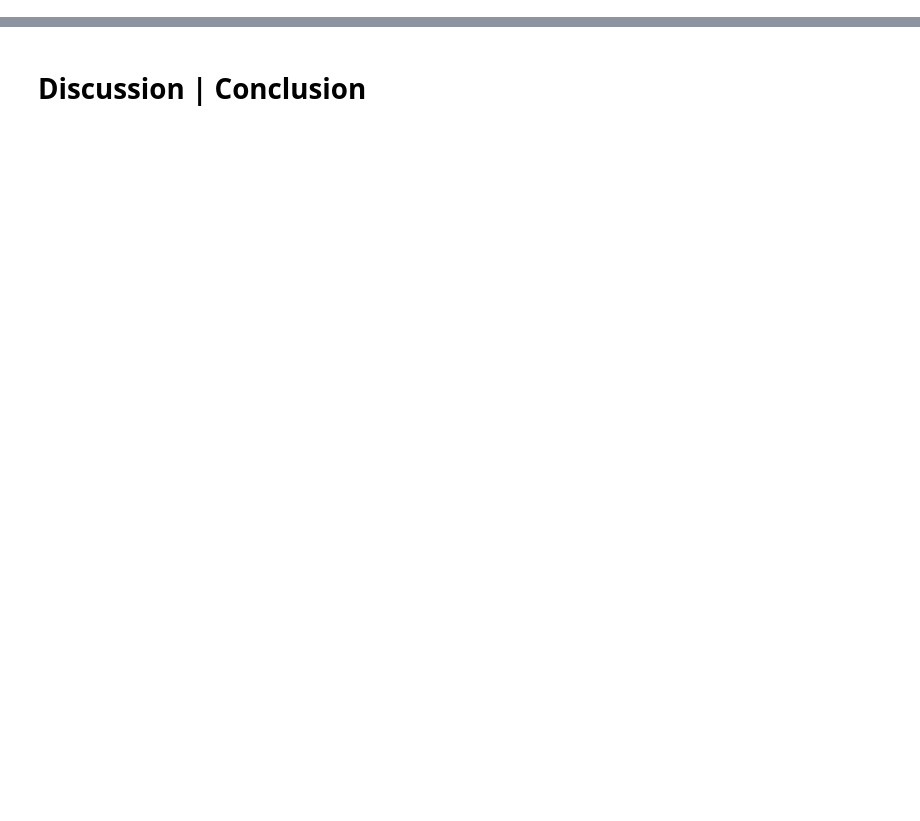
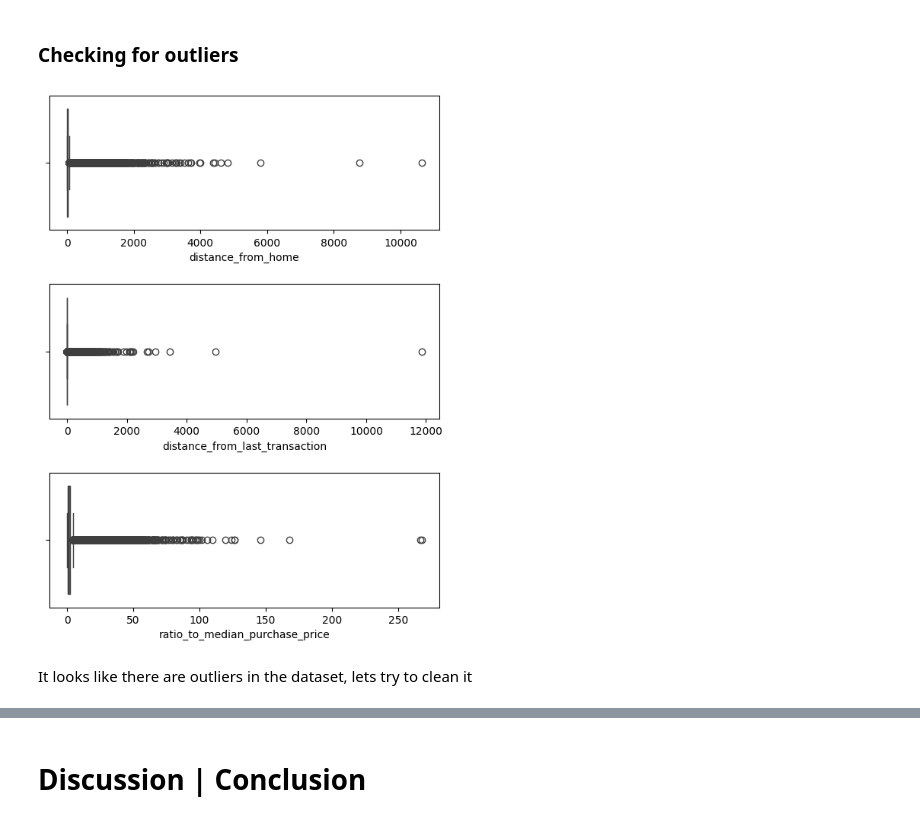
Before and after one commit to teslanando/AAI510_ML_Final_Project, a Jupyter notebook: Final Project Section2-Team 6.ipynb, the cells around one changed output, grey strips where cells are left out. Saved outputs shown, nothing was run; the diff lists cells and outputs as text; code cells hidden in the pictures; blank space fills up the shorter version.

Commit message:
final review and clean up

```diff
--- a/Final Project Section2-Team 6.ipynb
+++ b/Final Project Section2-Team 6.ipynb
@@ -46,0 +86,19 @@ data.shape
+# %% [markdown]
+### Checking for outliers
+# %%
+fig, ax = plt.subplots(3)
+
+sb.boxplot(x=data["distance_from_home"], orient="h", ax=ax[0])
+sb.boxplot(x=data["distance_from_last_transaction"], orient="h", ax=ax[1])
+sb.boxplot(x=data["ratio_to_median_purchase_price"], orient="h", ax=ax[2])
+
+plt.subplots_adjust(left=0.1,
+                    bottom=0.1,
+                    right=0.9,
+                    top=1.5,
+                    wspace=0.4,
+                    hspace=0.4)
+# %% [output]
+[figure, added]
+# %% [markdown]
+It looks like there are outliers in the dataset, lets try to clean it
```
Also changed, not shown: parts of 86 cells of this notebook, 2 other files.
